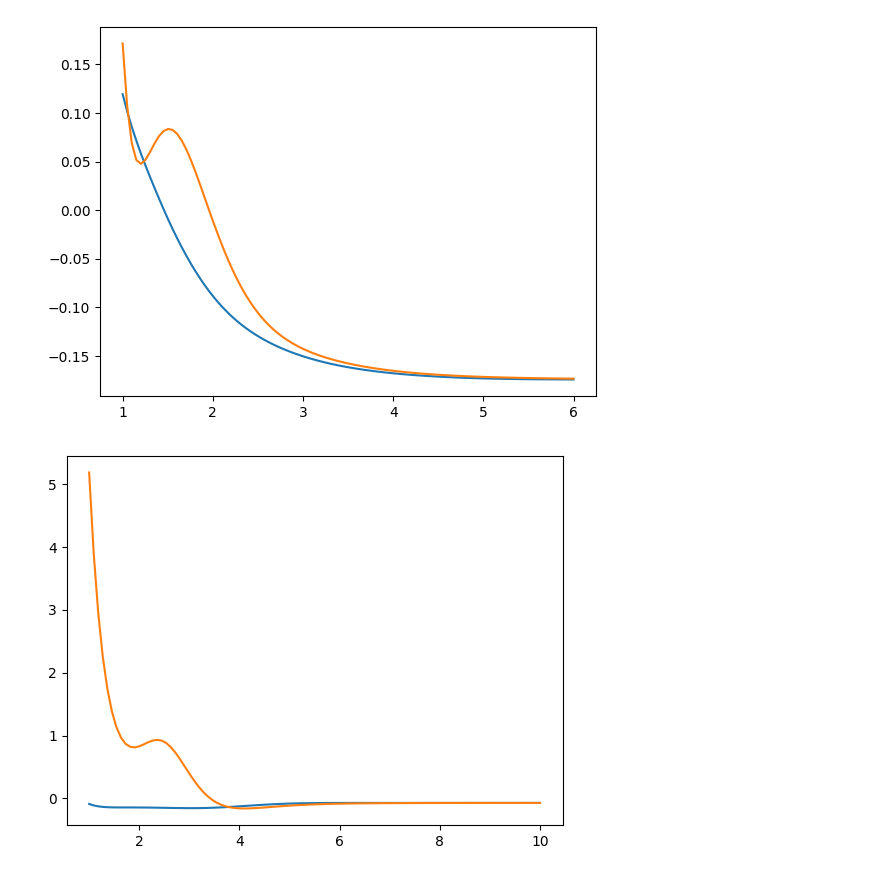
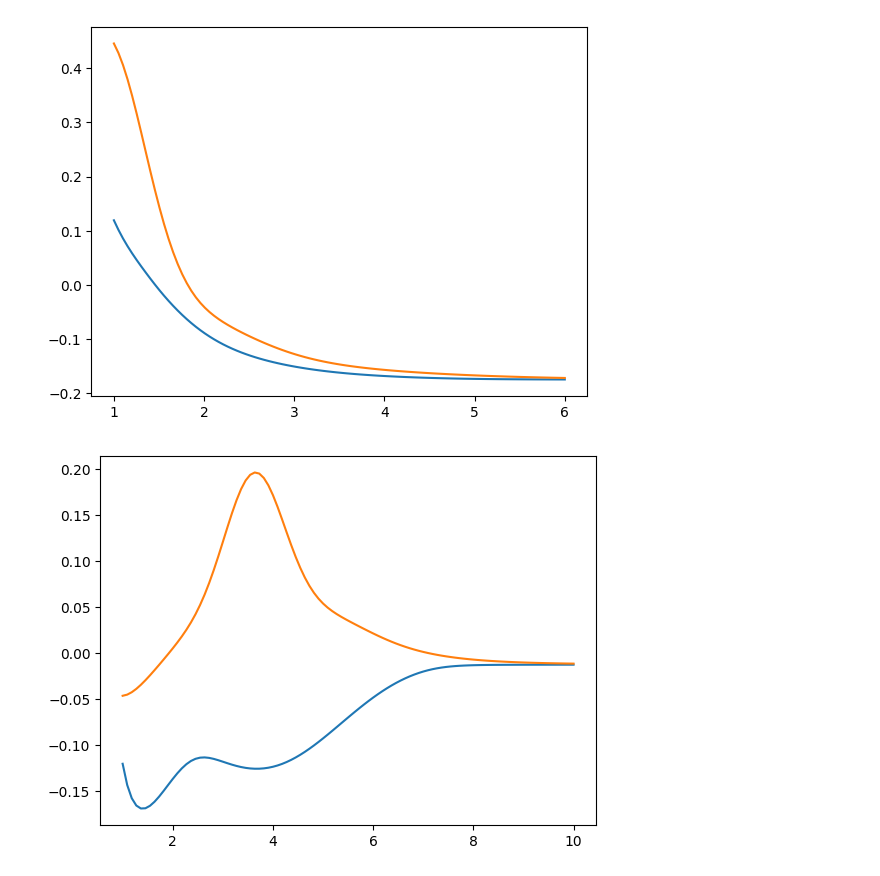
Before and after one commit to Br0kenSmi1e/FlowPES, a Jupyter notebook: h3.ipynb, the cells around one changed output. Cells and saved outputs as stored; diff of their text form; code cells hidden in the pictures.

```diff
--- a/h3.ipynb
+++ b/h3.ipynb
@@ -1,9 +1,9 @@
 # %%
 import jax
 jax.config.update("jax_enable_x64", True)
-jax.config.update("jax_debug_nans", True)
+# jax.config.update("jax_debug_nans", True)
 import jax.numpy as jnp
-from jax.example_libraries.stax import Tanh
+from jax.example_libraries.stax import Tanh, Softplus, LeakyRelu
 import pandas as pd
 import optax
 # %%
@@ -23,22 +23,22 @@ init_rng, rng = jax.random.split(rng)
 params, flow_forward, flow_inverse = flow_init(init_rng, dim)
 
 # basis = lambda tau: jnp.array([1.0, (tau[0]**2 - tau[1]**2)**2, tau[2]**2])
-order = 4
-# # indepent poly
+order = [6, 6, 5]
+# indepent poly
+def basis(tau):
+    b = [1.0]
+    for idx in range(dim):
+        for power in range(1, order[idx]+1):
+            b.append(tau[idx]**power)
+    return jnp.array(b)
+# # mixed poly
 # def basis(tau):
-#     b = [1.0]
-#     for idx in range(dim):
-#         for power in range(1, order[idx]+1):
-#             b.append(tau[idx]**power)
+#     b = []
+#     for n0 in range(order+1):
+#         for n1 in range(0, order - n0 + 1):
+#             for n2 in range(0, order - n0 - n1 + 1):
+#                 b.append(tau[0]**n0 * tau[1]**n1 * tau[2]**n2)
 #     return jnp.array(b)
-# mixed poly
-def basis(tau):
-    b = []
-    for n0 in range(order+1):
-        for n1 in range(0, order - n0 + 1):
-            for n2 in range(0, order - n0 - n1 + 1):
-                b.append(tau[0]**n0 * tau[1]**n1 * tau[2]**n2)
-    return jnp.array(b)
 
 _, train_loss, coefficients = make_error_loss(flow_forward, basis, "./h3/pes_morse_train.txt")
 valid_loss, _, _ = make_error_loss(flow_forward, basis, "./h3/pes_morse_valid.txt")
@@ -146,22 +134,22 @@ plt.plot(r, bkmp2_energy)
 plt.plot(r, energy)
 plt.show()
 # %% [output]
-[figure, old version]
+[figure, new version]
 # %%
 theta = jnp.pi / 6
-r_h2 = 0.7414 / 0.53 * 2
+r_h2 = 0.7414 / 0.53 * 3
 r = jnp.linspace(1, 10, 100)
 inputs = jnp.array([jnp.exp(-jnp.array([r_h2, rr, jnp.sqrt(r_h2**2 + rr**2 - 2*rr*r_h2*jnp.cos(theta))])) for rr in r])
 outputs = flow_forward(params, inputs)
 transformed_pes = lambda tau: jnp.dot(u, basis(tau))
 energy = jax.vmap(transformed_pes)(outputs)
 
 from h3.bkmp2 import bkmp2
 bkmp2_inputs = jnp.array([[r_h2, rr, jnp.sqrt(r_h2**2 + rr**2 - 2*r_h2*rr*jnp.cos(theta))] for rr in r])
 bkmp2_energy = [bkmp2(i, 0)[0] for i in bkmp2_inputs]
 
 plt.plot(r, bkmp2_energy)
 plt.plot(r, energy)
 plt.show()
 # %% [output]
-[figure, old version]
+[figure, new version]
```
Also changed, not shown: parts of 4 cells of this notebook, 2 other files.
